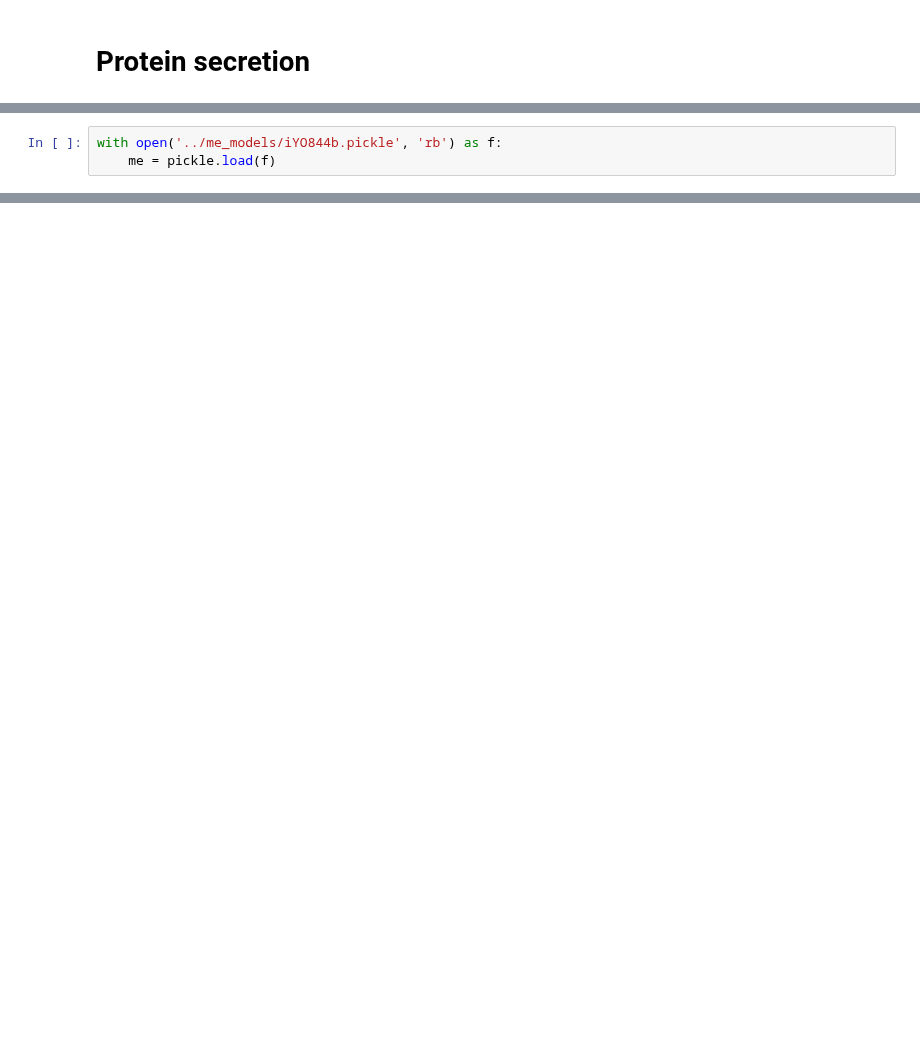
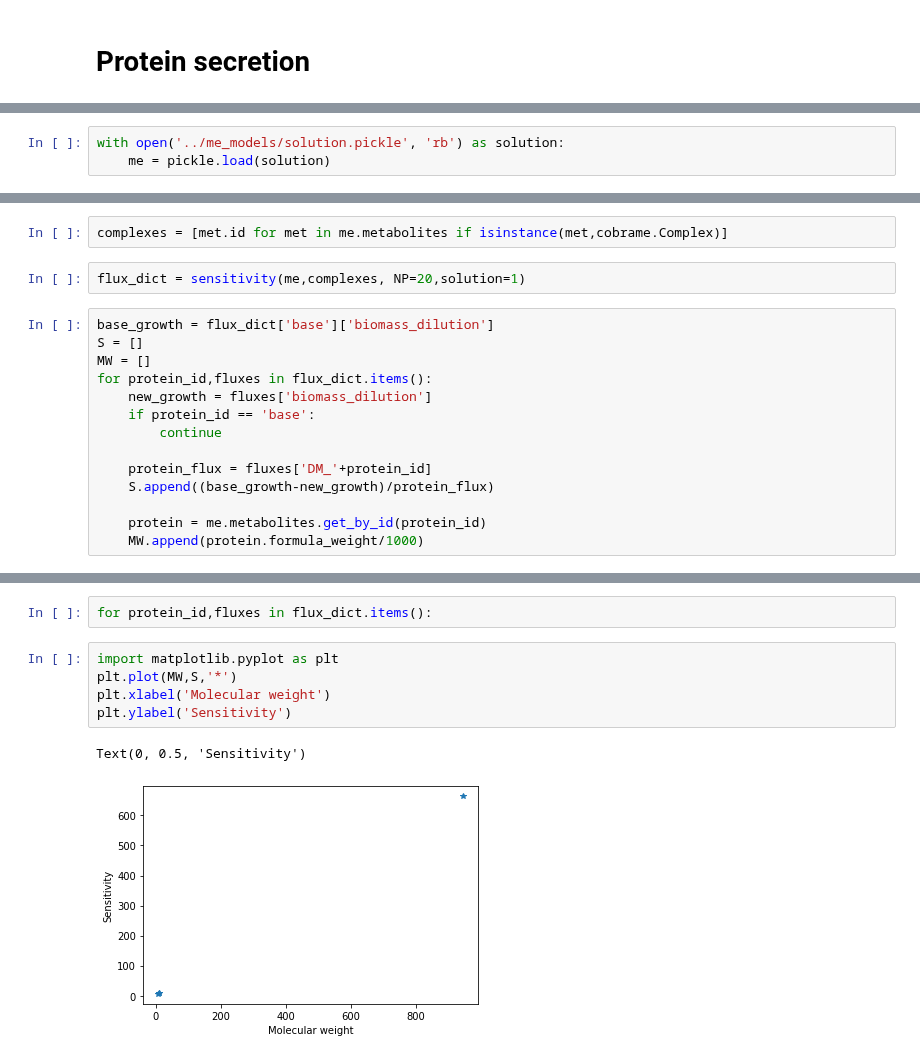
Before and after one commit to jdtibochab/bacillusme, a Jupyter notebook: ecolime/analysis/protein_secretion.ipynb, the cells around one changed output, grey strips where cells are left out. Drawn from its saved outputs; the diff is of its cells as text; blank space fills up the shorter version.

Commit message:
protein secretion sensitivity

```diff
--- a/ecolime/analysis/protein_secretion.ipynb
+++ b/ecolime/analysis/protein_secretion.ipynb
@@ -37,5 +38,5 @@ print(ecolime.__file__)
 /home/jt/UCSD/cobrame-master/cobrame/__init__.py
 /home/jt/UCSD/bacillusme-master/ecolime/__init__.py
 # %%
-with open('../me_models/iYO844b.pickle', 'rb') as f:
-    me = pickle.load(f)
+with open('../me_models/solution.pickle', 'rb') as solution:
+    me = pickle.load(solution)
@@ -66,0 +101,18 @@ me.solution
+# %%
+complexes = [met.id for met in me.metabolites if isinstance(met,cobrame.Complex)]
+# %%
+flux_dict = sensitivity(me,complexes, NP=20,solution=1)
+# %%
+base_growth = flux_dict['base']['biomass_dilution']
+S = []
+MW = []
+for protein_id,fluxes in flux_dict.items():
+    new_growth = fluxes['biomass_dilution']
+    if protein_id == 'base':
+        continue
+
+    protein_flux = fluxes['DM_'+protein_id]
+    S.append((base_growth-new_growth)/protein_flux)
+
+    protein = me.metabolites.get_by_id(protein_id)
+    MW.append(protein.formula_weight/1000)
@@ -66,0 +137,10 @@ me.solution
+# %%
+for protein_id,fluxes in flux_dict.items():
+# %%
+import matplotlib.pyplot as plt
+plt.plot(MW,S,'*')
+plt.xlabel('Molecular weight')
+plt.ylabel('Sensitivity')
+# %% [output]
+Text(0, 0.5, 'Sensitivity')
+[figure, added]
```
Also changed, not shown: parts of 6 cells of this notebook, 13 other files.
